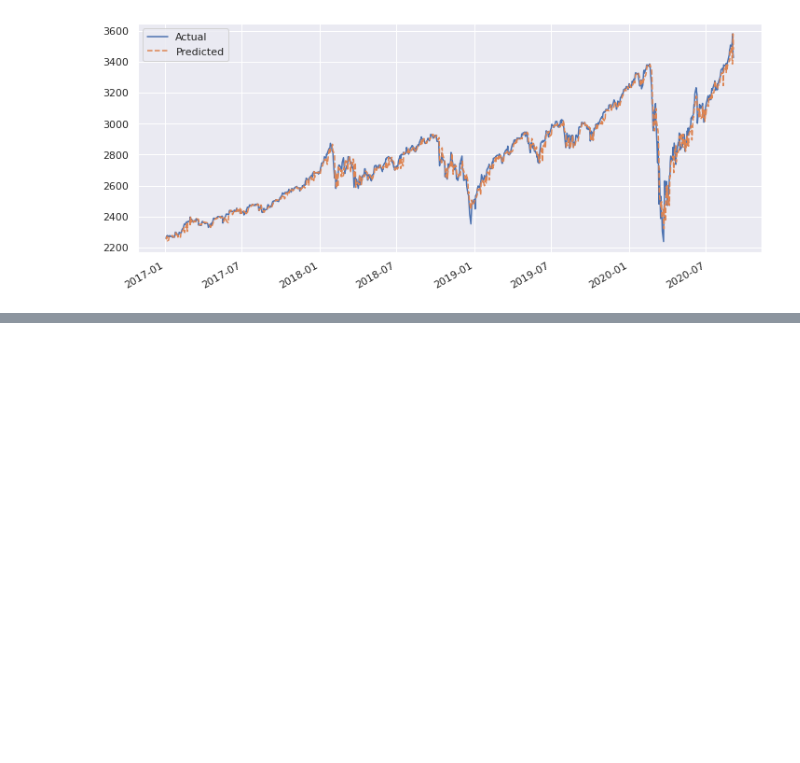
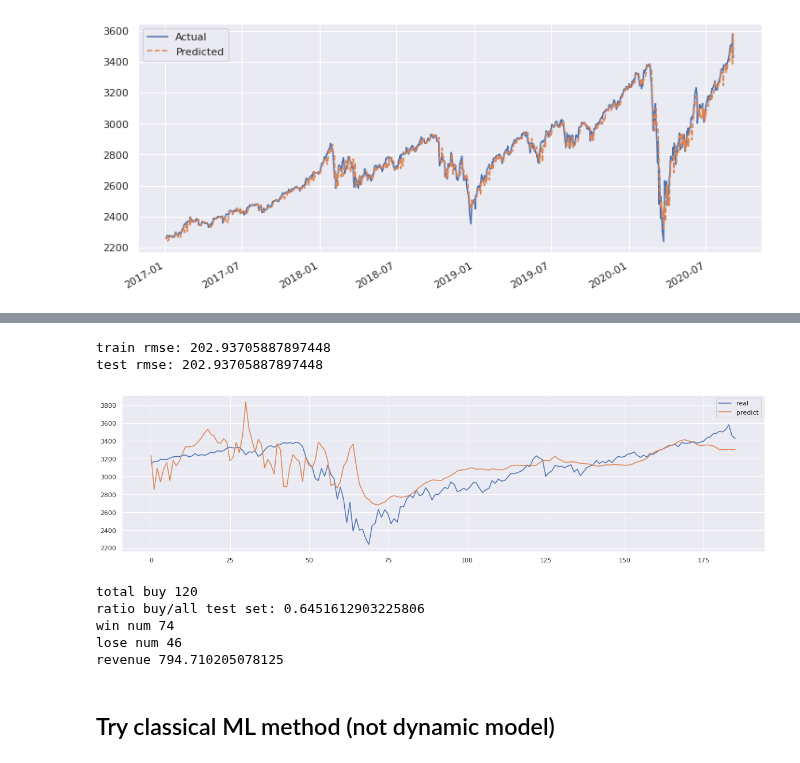
Before and after one commit to duybluemind1988/Data-science, a Jupyter notebook: Time_series/Time_series_all_method_2(multy).ipynb, the cells around one changed output, grey strips where cells are left out. Drawn from its saved outputs; the diff is of its cells as text; code cells hidden in the pictures; blank space fills up the shorter version.

```diff
--- a/Time_series/Time_series_all_method_2(multy).ipynb
+++ b/Time_series/Time_series_all_method_2(multy).ipynb
@@ -397,0 +626,11 @@ revenue 704.919921875
+# %%
+# The GRU architecture
+model = Sequential()
+# First GRU layer with Dropout regularisation
+model.add(GRU(units=50,activation='relu', return_sequences=True, input_shape=(X_train.shape[1],X_train.shape[2])))
+model.add(GRU(units=50, activation='relu'))
+model.add(Dense(10,activation='relu'))
+model.add(Dense(1))
+# Compiling the RNN
+model.compile(optimizer='adam', loss='mse')
+model.summary()
@@ -397,0 +654,6 @@ revenue 704.919921875
+# %%
+callbacks = [EarlyStopping(monitor="val_loss", patience=10, #2 or 1 thoi
+                           mode='min',restore_best_weights=True),
+            ]
+history = model.fit(X_train, y_train, epochs=200,
+                    validation_split=0.2, verbose=1,callbacks=callbacks)
@@ -397,0 +678,22 @@ revenue 704.919921875
+# %%
+y_train_pred=model.predict(X_train)
+y_test_pred=model.predict(X_test)
+print('train rmse:', np.sqrt(mean_squared_error(y_train, y_train_pred)))
+print('test rmse:', np.sqrt(mean_squared_error(y_test, y_test_pred)))
+plt.figure(figsize=(20,5))
+plt.plot(y_test,label='real')
+plt.plot(y_test_pred,label='predict')
+plt.legend()
+plt.show()
+profit(pd.Series(y_test.flatten()),pd.Series(y_test_pred.flatten()))
+# %% [output]
+train rmse: 202.93705887897448
+test rmse: 202.93705887897448
+[figure, added]
+total buy 120
+ratio buy/all test set: 0.6451612903225806
+win num 74
+lose num 46
+revenue 794.710205078125
+# %% [markdown]
+## Try classical ML method (not dynamic model)
```
Also changed, not shown: parts of 22 cells of this notebook.
